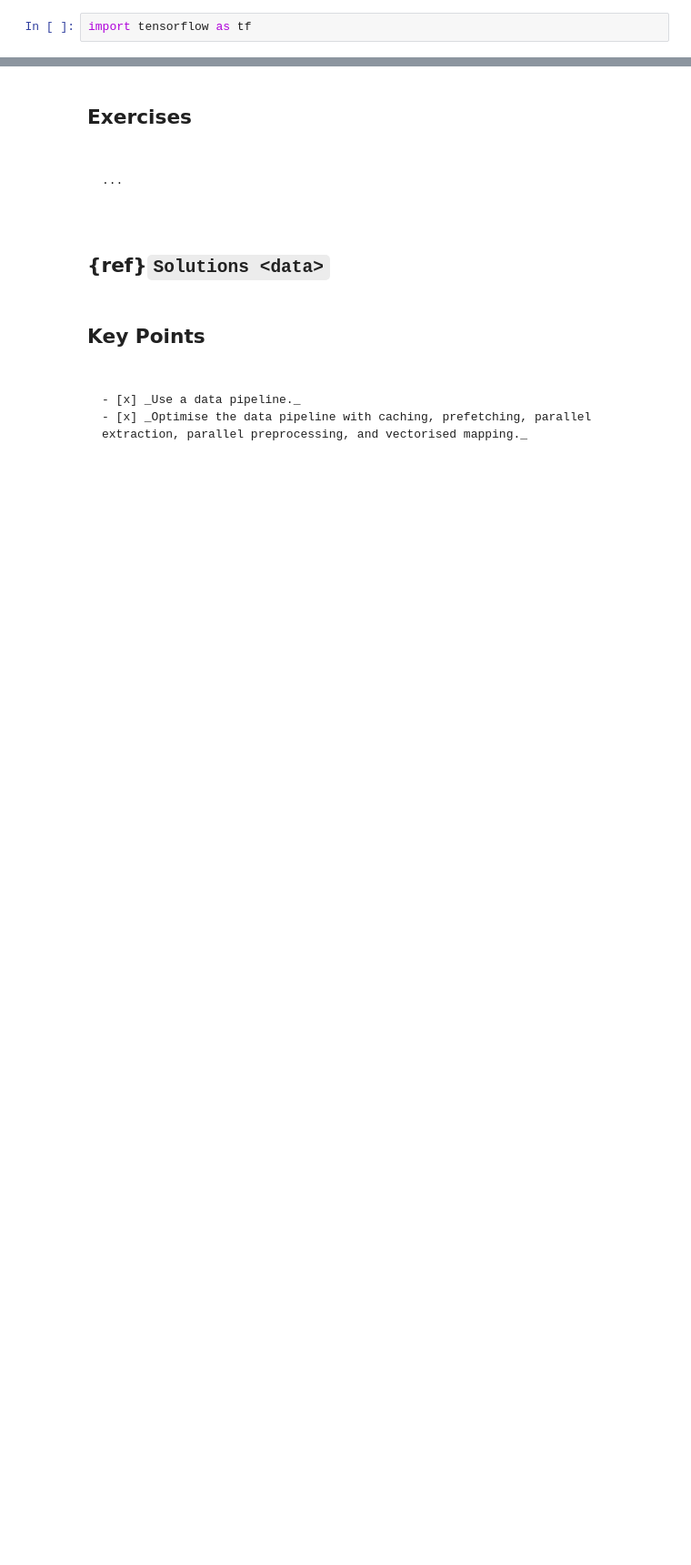
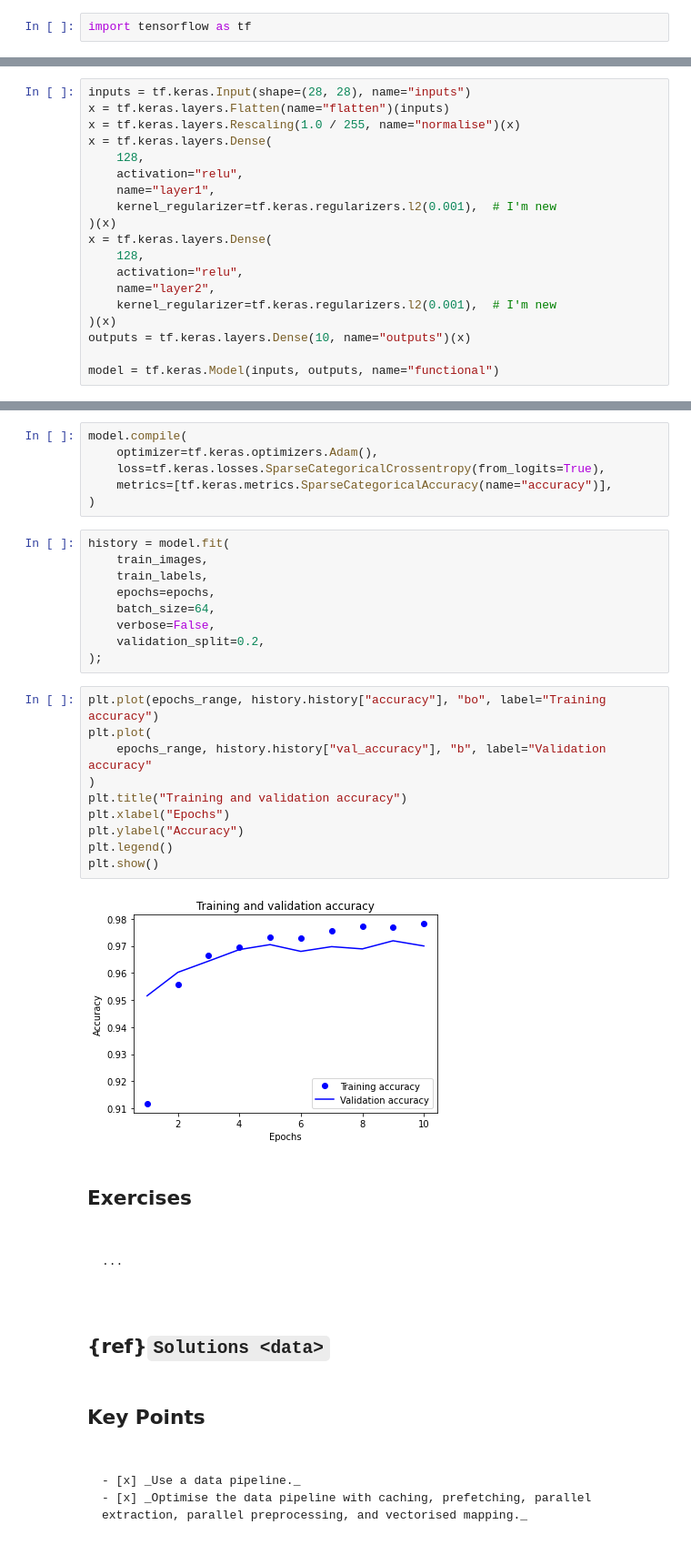
Before and after one commit to lukeconibear/intro_ml, a Jupyter notebook: docs/03_data.ipynb, the cells around one changed output, grey strips where cells are left out. Shown at 91% size. Drawn from its saved outputs; the diff is of its cells as text; blank space fills up the shorter version.

```diff
--- a/docs/03_data.ipynb
+++ b/docs/03_data.ipynb
@@ -291,0 +420,19 @@ Num GPUs Available:  0
+# %%
+inputs = tf.keras.Input(shape=(28, 28), name="inputs")
+x = tf.keras.layers.Flatten(name="flatten")(inputs)
+x = tf.keras.layers.Rescaling(1.0 / 255, name="normalise")(x)
+x = tf.keras.layers.Dense(
+    128,
+    activation="relu",
+    name="layer1",
+    kernel_regularizer=tf.keras.regularizers.l2(0.001),  # I'm new
+)(x)
+x = tf.keras.layers.Dense(
+    128,
+    activation="relu",
+    name="layer2",
+    kernel_regularizer=tf.keras.regularizers.l2(0.001),  # I'm new
+)(x)
+outputs = tf.keras.layers.Dense(10, name="outputs")(x)
+
+model = tf.keras.Model(inputs, outputs, name="functional")
@@ -292,3 +457,30 @@ Num GPUs Available:  0
+# %%
+model.compile(
+    optimizer=tf.keras.optimizers.Adam(),
+    loss=tf.keras.losses.SparseCategoricalCrossentropy(from_logits=True),
+    metrics=[tf.keras.metrics.SparseCategoricalAccuracy(name="accuracy")],
+)
+# %%
+history = model.fit(
+    train_images,
+    train_labels,
+    epochs=epochs,
+    batch_size=64,
+    verbose=False,
+    validation_split=0.2,
+);
+# %%
+plt.plot(epochs_range, history.history["accuracy"], "bo", label="Training accuracy")
+plt.plot(
+    epochs_range, history.history["val_accuracy"], "b", label="Validation accuracy"
+)
+plt.title("Training and validation accuracy")
+plt.xlabel("Epochs")
+plt.ylabel("Accuracy")
+plt.legend()
+plt.show()
+# %% [output]
+[figure, added]
 # %% [markdown]
 ## Exercises
 # %% [markdown]
```
Also changed, not shown: parts of 28 cells of this notebook, 8 other files.
